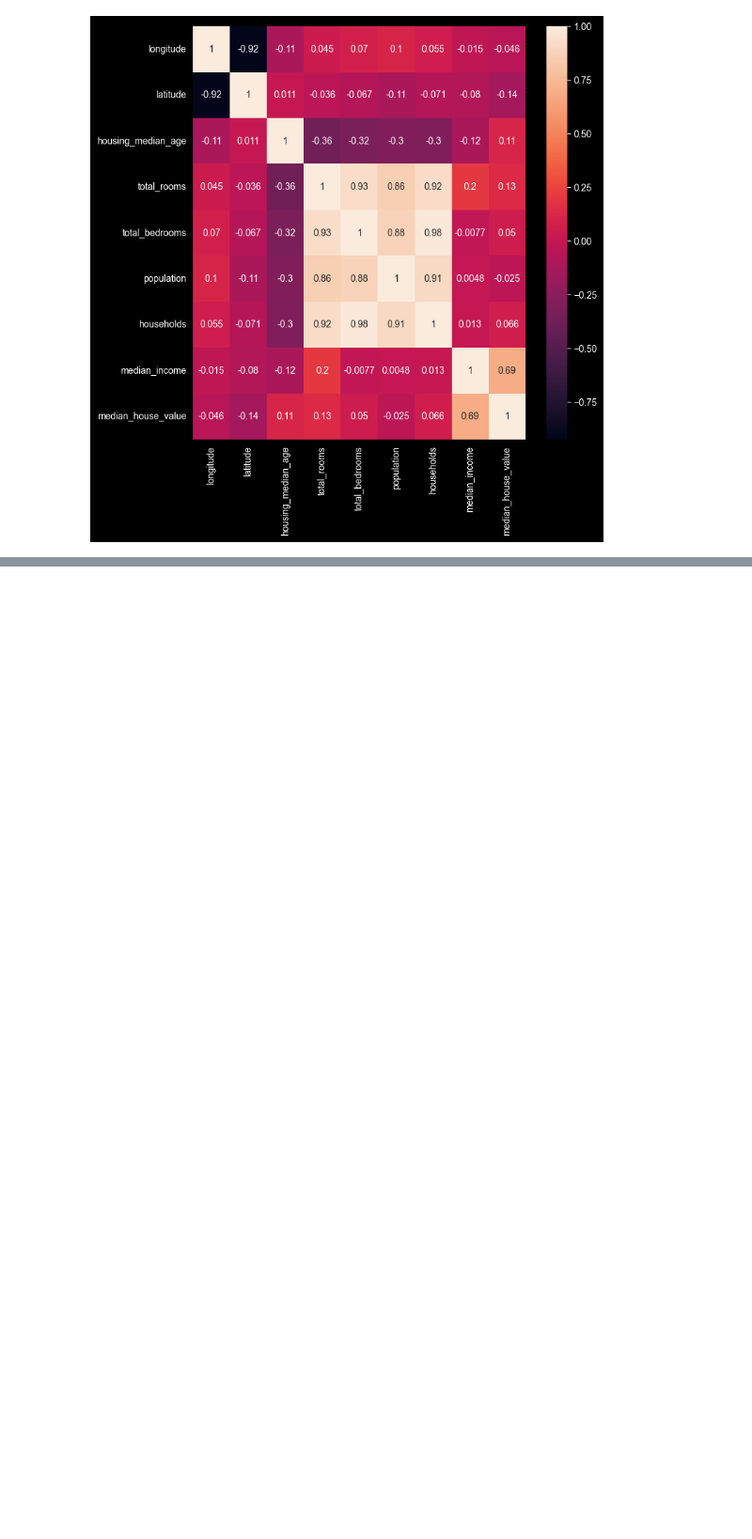
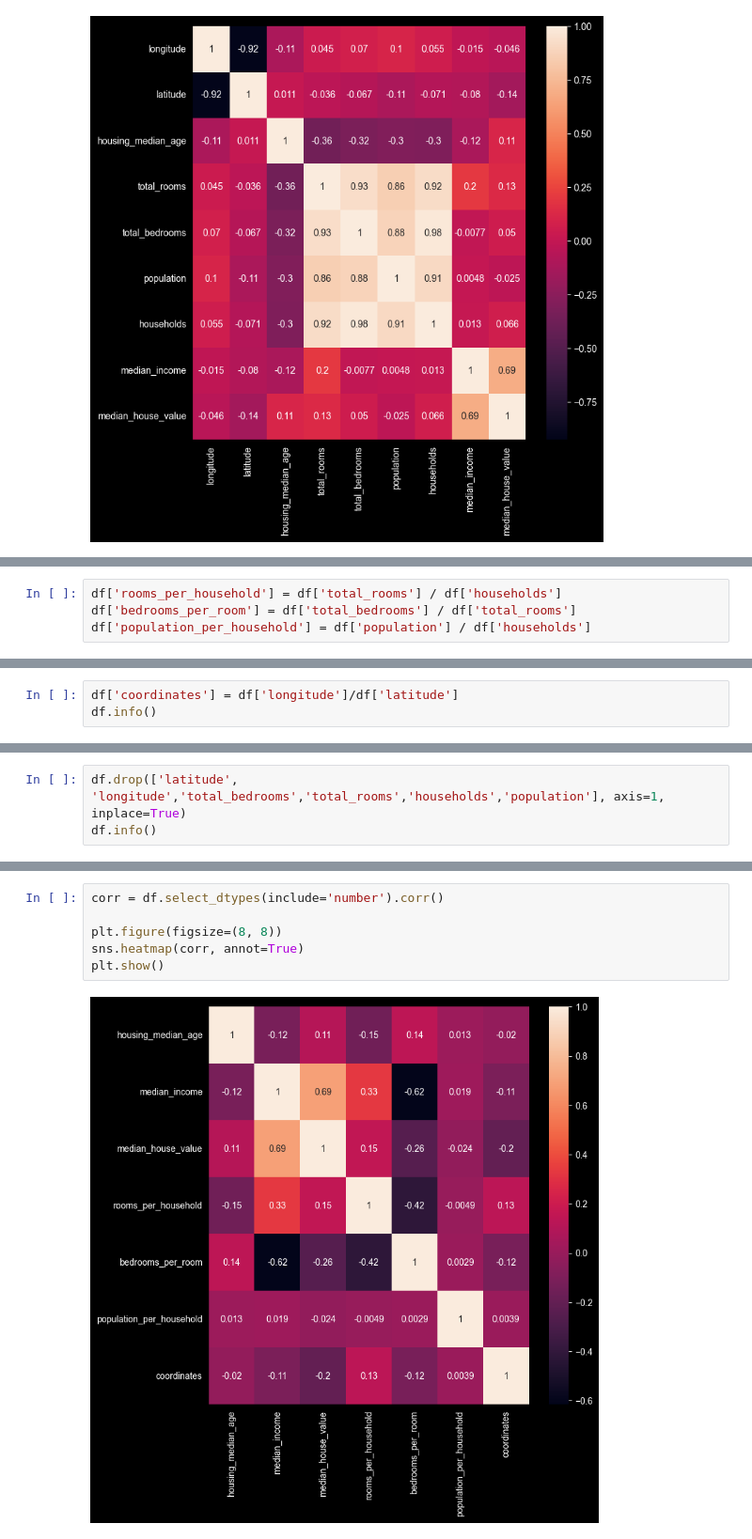
Before and after one commit to Shotza247/California_Housing_PredictionV1, a Jupyter notebook: models/California_Housing.ipynb, the cells around one changed output, grey strips where cells are left out. Shown at 94% size. Saved outputs shown, nothing was run; the diff lists cells and outputs as text; blank space fills up the shorter version.

```diff
--- a/models/California_Housing.ipynb
+++ b/models/California_Housing.ipynb
@@ -89,0 +144,4 @@ plt.show()
+# %%
+df['rooms_per_household'] = df['total_rooms'] / df['households']
+df['bedrooms_per_room'] = df['total_bedrooms'] / df['total_rooms']
+df['population_per_household'] = df['population'] / df['households']
@@ -89,0 +150,3 @@ plt.show()
+# %%
+df['coordinates'] = df['longitude']/df['latitude']
+df.info()
@@ -89,0 +173,3 @@ plt.show()
+# %%
+df.drop(['latitude', 'longitude','total_bedrooms','total_rooms','households','population'], axis=1, inplace=True)
+df.info()
@@ -89,0 +192,8 @@ plt.show()
+# %%
+corr = df.select_dtypes(include='number').corr()
+
+plt.figure(figsize=(8, 8))
+sns.heatmap(corr, annot=True)
+plt.show()
+# %% [output]
+[figure, added]
```
Also changed, not shown: parts of 20 cells of this notebook.
